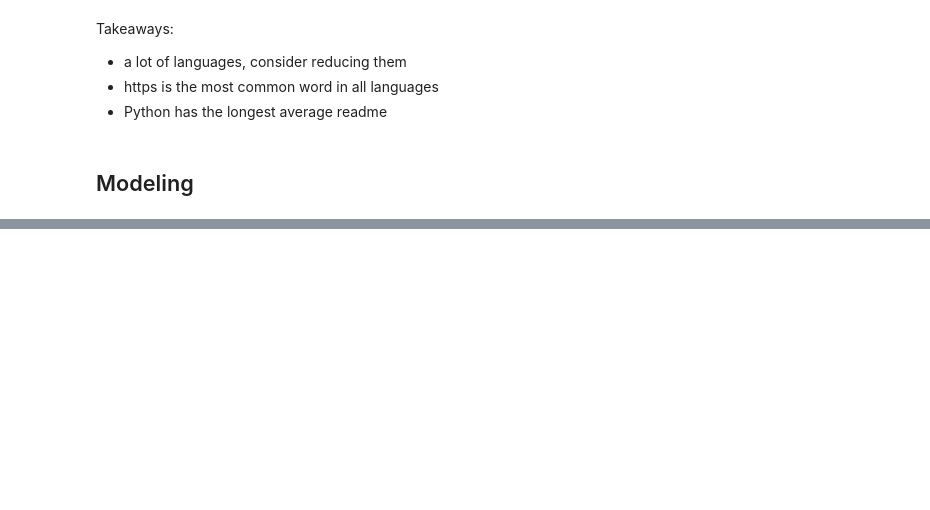
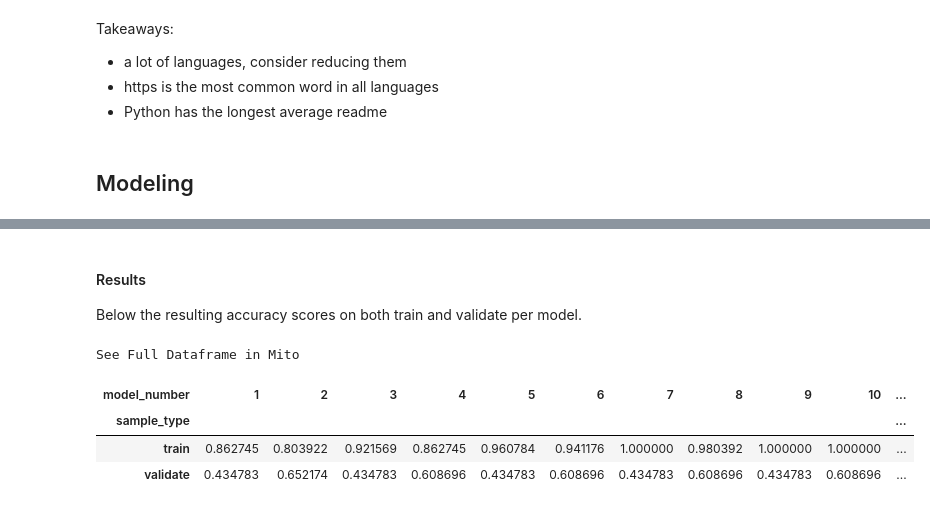
Before and after one commit to Team-Four-NLP-MVPs/nlp-project, a Jupyter notebook: final_notebook.ipynb, the cells around one changed output, grey strips where cells are left out. Cells and saved outputs as stored; diff of their text form; code cells hidden in the pictures; blank space fills up the shorter version.

```diff
--- a/final_notebook.ipynb
+++ b/final_notebook.ipynb
@@ -234,0 +244,3 @@ Takeaways:
+# %%
+# split the data using sklearn's train_test_split inside the split_data function
+train, validate, test = split_data(df, target)
@@ -234,0 +251,5 @@ Takeaways:
+# %%
+# initialize the model_number variable at 0
+model_number = 0
+# initialize an empty dataframe
+model_results = pd.DataFrame()
@@ -234,0 +259,2 @@ Takeaways:
+# %%
+model_number, model_results = model.run_baseline(train[target], model_number, model_results)
@@ -234,0 +277,17 @@ Takeaways:
+# %%
+# user defined functions which create sklearn models with varying features and hyperparameters and store
+# information about the models and their performance
+model_number, model_results = model.run_decision_tree(train, validate, target, model_number, model_results)
+model_number, model_results = model.run_random_forest(train, validate, target, model_number, model_results)
+model_number, model_results = model.run_naive_bayes(train, validate, target, model_number, model_results)
+# %% [markdown]
+#### Results
+Below the resulting accuracy scores on both train and validate per model.
+# %%
+model.display(model_results)
+# %% [output]
+See Full Dataframe in Mito
+| model_number | 1 | 2 | 3 | 4 | 5 | 6 | 7 | 8 | 9 | 10 | ... |
+| sample_type |  |  |  |  |  |  |  |  |  |  | ... |
+| train | 0.862745 | 0.803922 | 0.921569 | 0.862745 | 0.960784 | 0.941176 | 1.000000 | 0.980392 | 1.000000 | 1.000000 | ... |
+| validate | 0.434783 | 0.652174 | 0.434783 | 0.608696 | 0.434783 | 0.608696 | 0.434783 | 0.608696 | 0.434783 | 0.608696 | ... |
```
Also changed, not shown: parts of 14 cells of this notebook.
